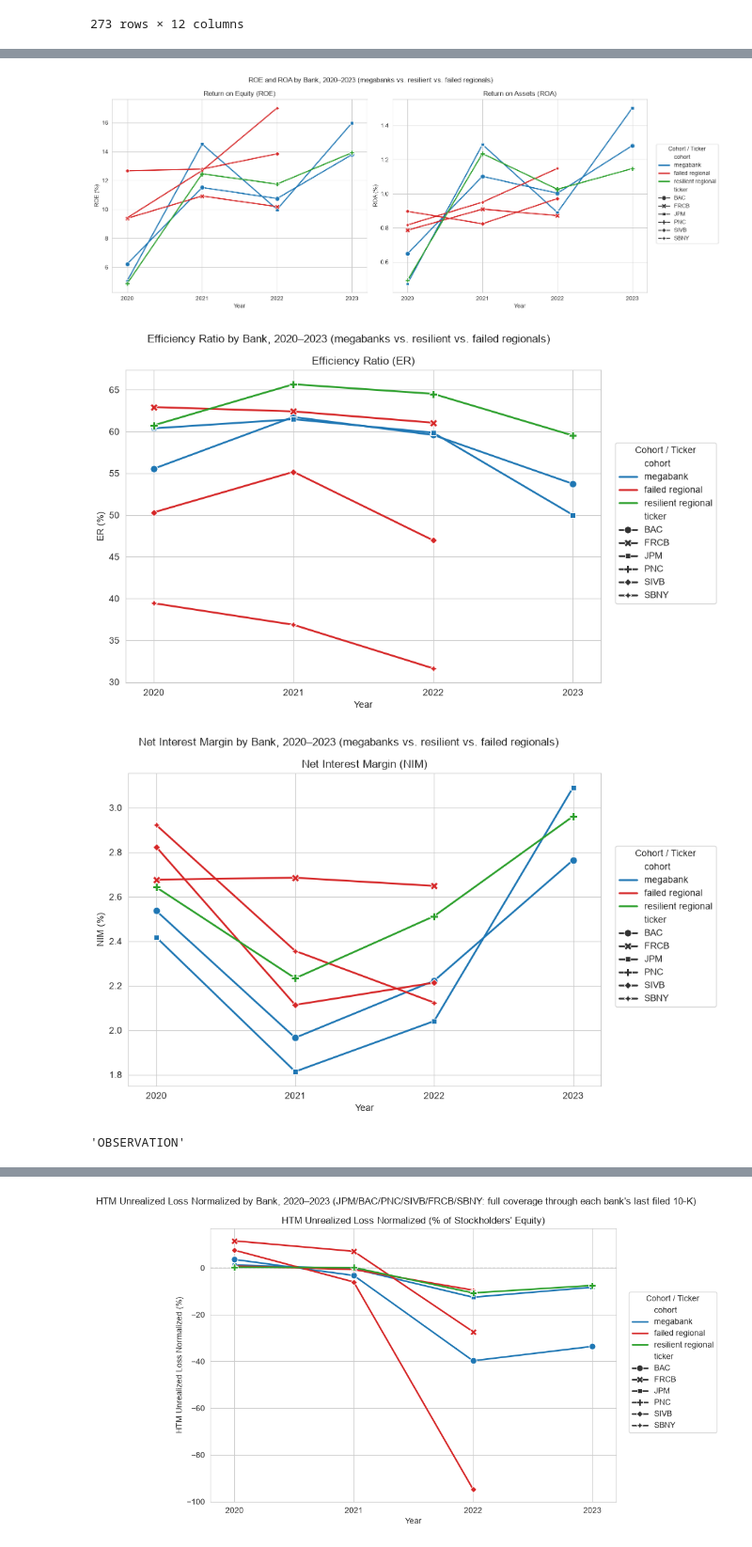
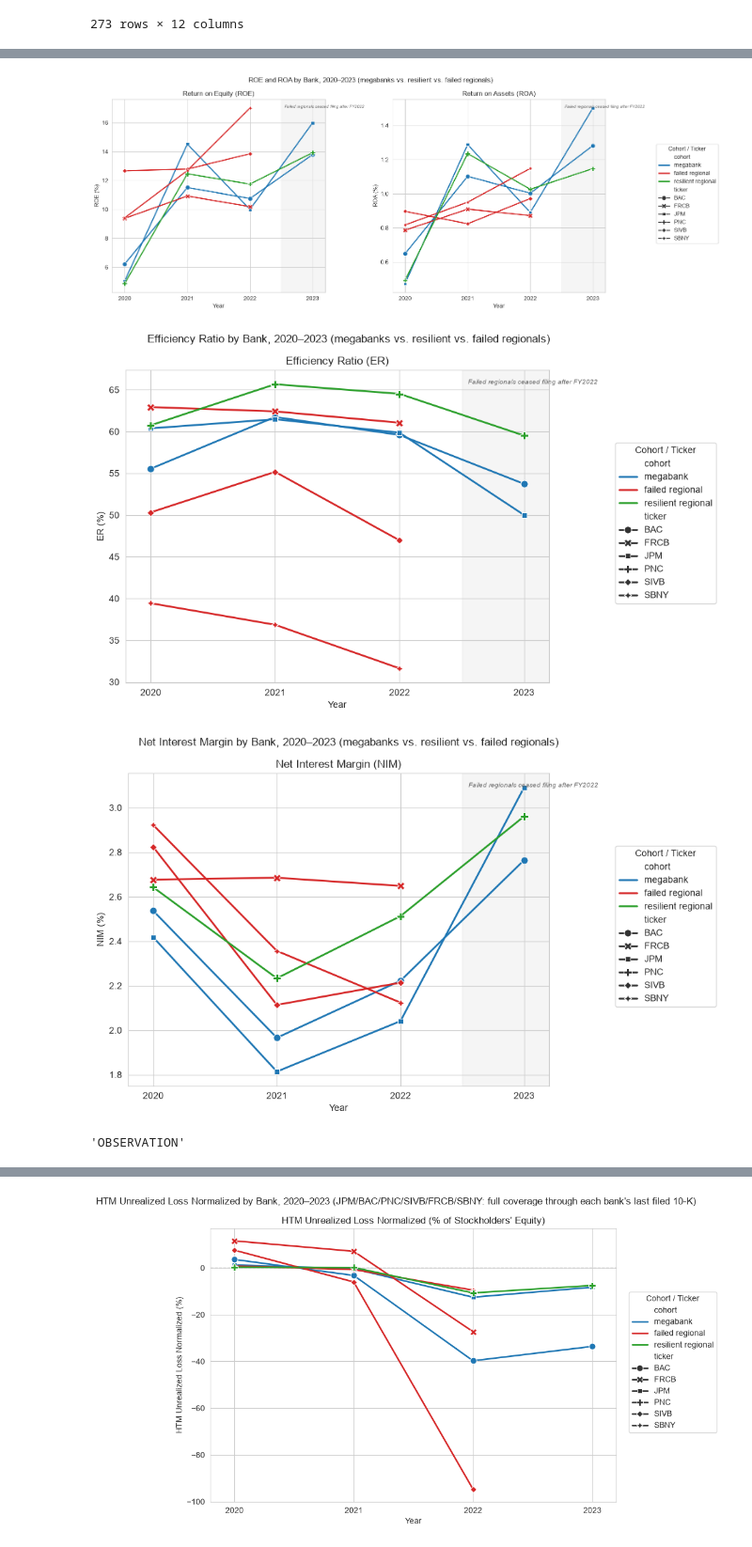
Before and after one commit to odrive881/bank-failure-analysis, a Jupyter notebook: data_analysis.ipynb, the cells around one changed output, grey strips where cells are left out. Shown at 94% size. Saved outputs shown, nothing was run; the diff lists cells and outputs as text; code cells hidden in the pictures.

```diff
--- a/data_analysis.ipynb
+++ b/data_analysis.ipynb
@@ -362,6 +358,11 @@ cohort_palette = {
     "resilient regional": "#2ca02c",
     "failed regional": "#d62728",
 }
+
+def flag_unbalanced_panel(ax, cutoff=2022.5, label="Failed regionals ceased filing after FY2022"):
+    ax.axvspan(cutoff, ax.get_xlim()[1], color="grey", alpha=0.08, zorder=0)
+    ax.text(cutoff + 0.05, 0.97, label, transform=ax.get_xaxis_transform(),
+            fontsize=7, style="italic", color="dimgrey", va="top")
 
 fig, axes = plt.subplots(1, 2, figsize=(14, 6), sharex=True)
 
@@ -384,6 +385,7 @@ for ax, metric_col, title in zip(axes, ["ROE", "ROA"], ["Return on Equity (ROE)"
     ax.set_ylabel(f"{metric_col} (%)")
     ax.set_xticks([2020, 2021, 2022, 2023])
     ax.set_xlim(2019.8, 2023.2)
+    flag_unbalanced_panel(ax)
 
 # Single shared legend (bank + cohort), de-duplicated across the two axes
 handles, labels = axes[0].get_legend_handles_labels()
@@ -395,7 +397,7 @@ fig.suptitle("ROE and ROA by Bank, 2020–2023 (megabanks vs. resilient vs. fail
 plt.tight_layout()
 plt.show()
 # %% [output]
-[figure, old version]
+[figure, new version]
 # %%
 """EFFICIENCY RATIO TRENDS (2020-2023), by bank, colored by cohort"""
 fig, ax = plt.subplots(1, 1, figsize=(8, 6))
@@ -418,6 +420,7 @@ ax.set_xlabel("Year")
 ax.set_ylabel("ER (%)")
 ax.set_xticks([2020, 2021, 2022, 2023])
 ax.set_xlim(2019.8, 2023.2)
+flag_unbalanced_panel(ax)
 
 handles, labels = ax.get_legend_handles_labels()
 ax.legend_.remove()
@@ -427,7 +430,7 @@ fig.suptitle("Efficiency Ratio by Bank, 2020–2023 (megabanks vs. resilient vs.
 plt.tight_layout()
 plt.show()
 # %% [output]
-[figure, old version]
+[figure, new version]
 # %%
 """NET INTEREST MARGIN TRENDS (2020-2023), by bank, colored by cohort"""
 fig, ax = plt.subplots(1, 1, figsize=(8, 6))
@@ -435,34 +438,35 @@ fig, ax = plt.subplots(1, 1, figsize=(8, 6))
 sns.lineplot(
     data=master,
     x="year",
     y="NIM",
     hue="cohort",
     style="ticker",
     palette=cohort_palette,
     markers=True,
     dashes=False,
     markersize=8,
     linewidth=2,
     ax=ax,
 )
 ax.set_title("Net Interest Margin (NIM)")
 ax.set_xlabel("Year")
 ax.set_ylabel("NIM (%)")
 ax.set_xticks([2020, 2021, 2022, 2023])
 ax.set_xlim(2019.8, 2023.2)
+flag_unbalanced_panel(ax)
 
 handles, labels = ax.get_legend_handles_labels()
 ax.legend_.remove()
 fig.legend(handles, labels, loc="center left", bbox_to_anchor=(1.0, 0.5), title="Cohort / Ticker")
 
 fig.suptitle("Net Interest Margin by Bank, 2020–2023 (megabanks vs. resilient vs. failed regionals)")
 plt.tight_layout()
 plt.show()
 
 """OBSERVATION"""
 # The failed regionals are showing a strong degree of NIM compression. This is unusual, on the account that rising rates(something that happened in 2022 and 2023) usually benefit the interest margins of banks during their initial implementation.
 # %% [output]
-[figure, old version]
+[figure, new version]
 'OBSERVATION'
 # %%
 """2020-2022 TREND SLOPES: ROE and Efficiency Ratio, per bank (simple linear fit)"""
```
Also changed, not shown: parts of 21 cells of this notebook.
